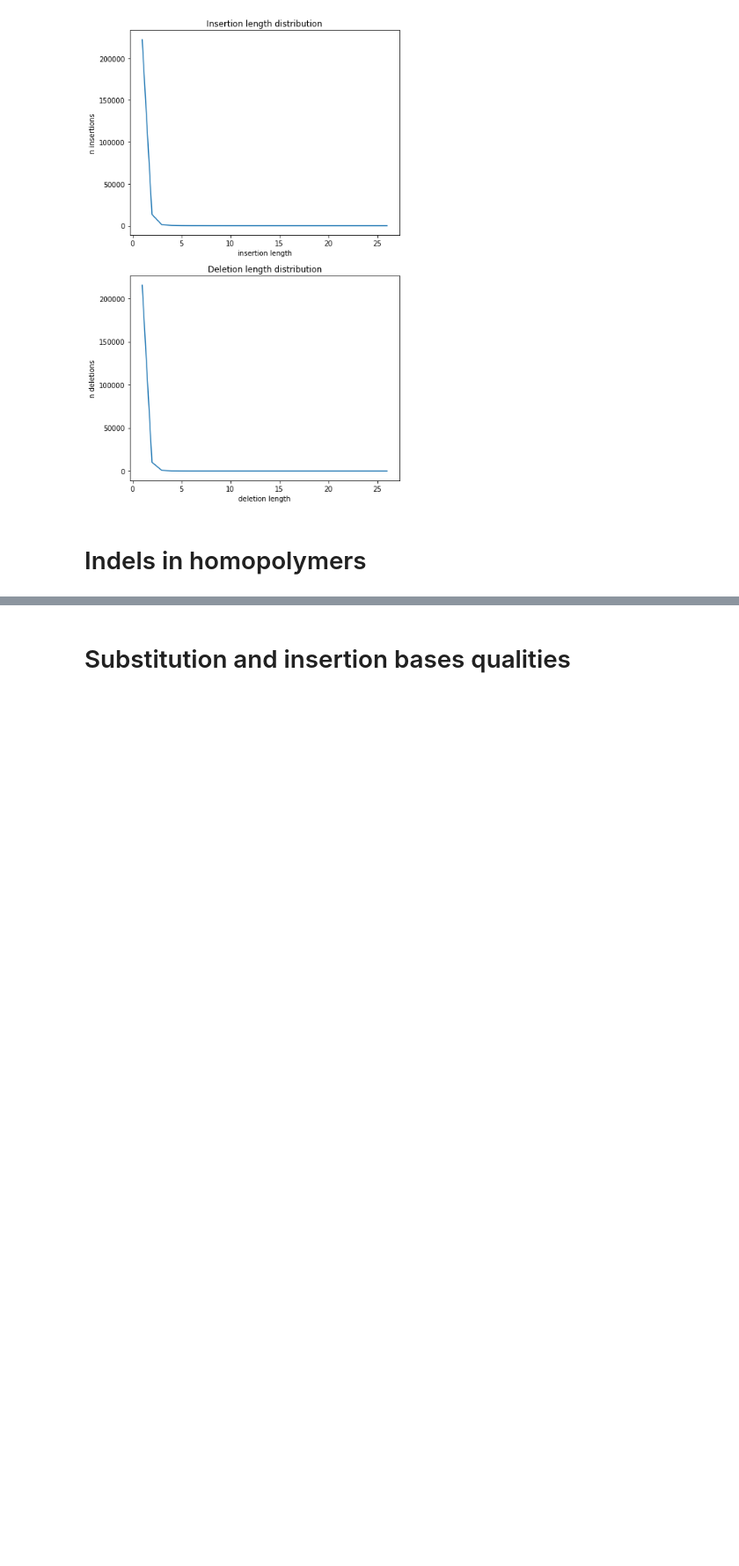
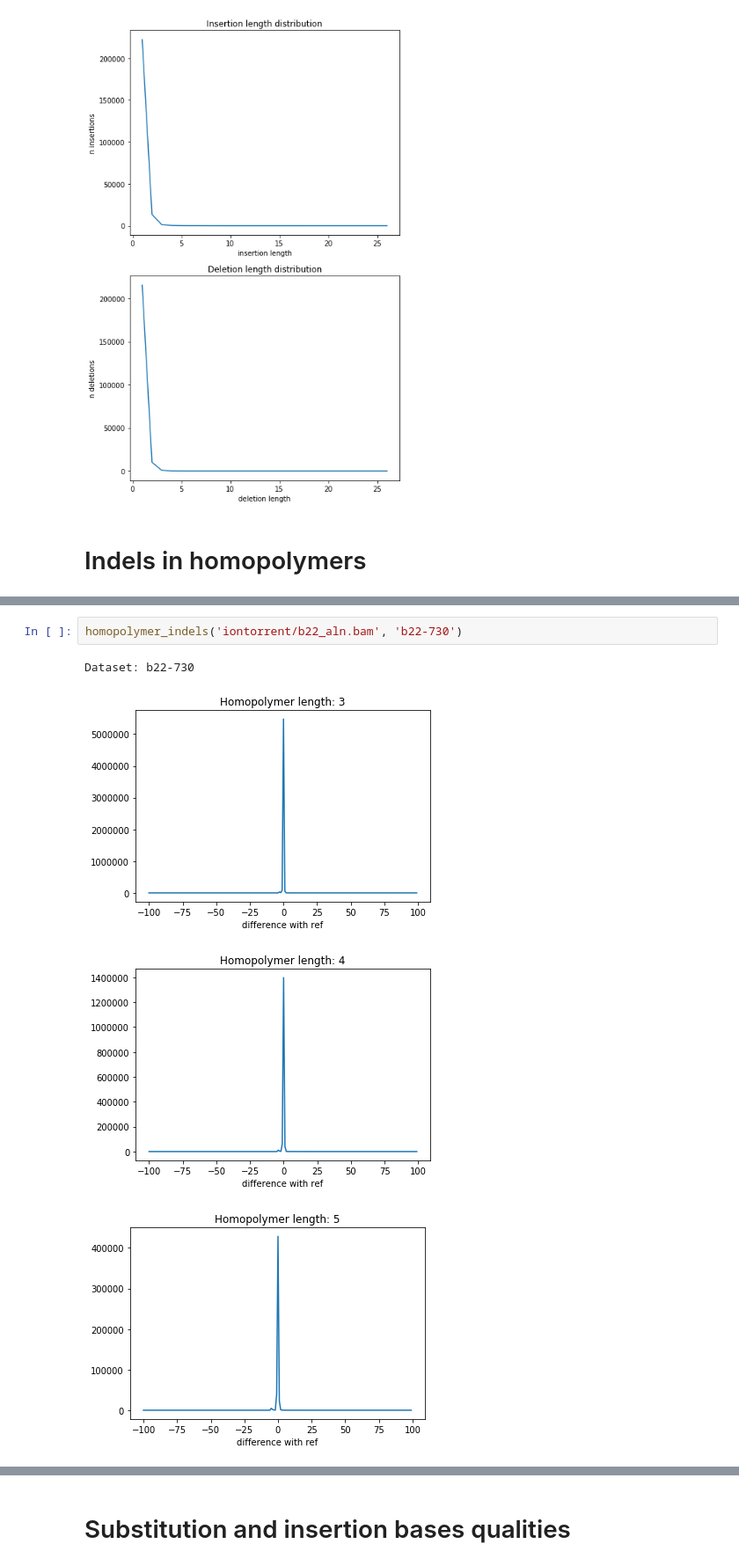
Before and after one commit to DaryaChaplygina/BioInf2018, a Jupyter notebook: NGS/HW2/hw2.ipynb, the cells around one changed output, grey strips where cells are left out. Shown at 88% size. Drawn from its saved outputs; the diff is of its cells as text; blank space fills up the shorter version.

Commit message:
add homopolymer statistics

```diff
--- a/NGS/HW2/hw2.ipynb
+++ b/NGS/HW2/hw2.ipynb
@@ -501,0 +551,7 @@ def find_homopolymer_pos(ref_file, n):
+# %%
+homopolymer_indels('iontorrent/b22_aln.bam', 'b22-730')
+# %% [output]
+Dataset: b22-730
+[figure, added]
+[figure, added]
+[figure, added]
```
Also changed, not shown: parts of 4 cells of this notebook.
